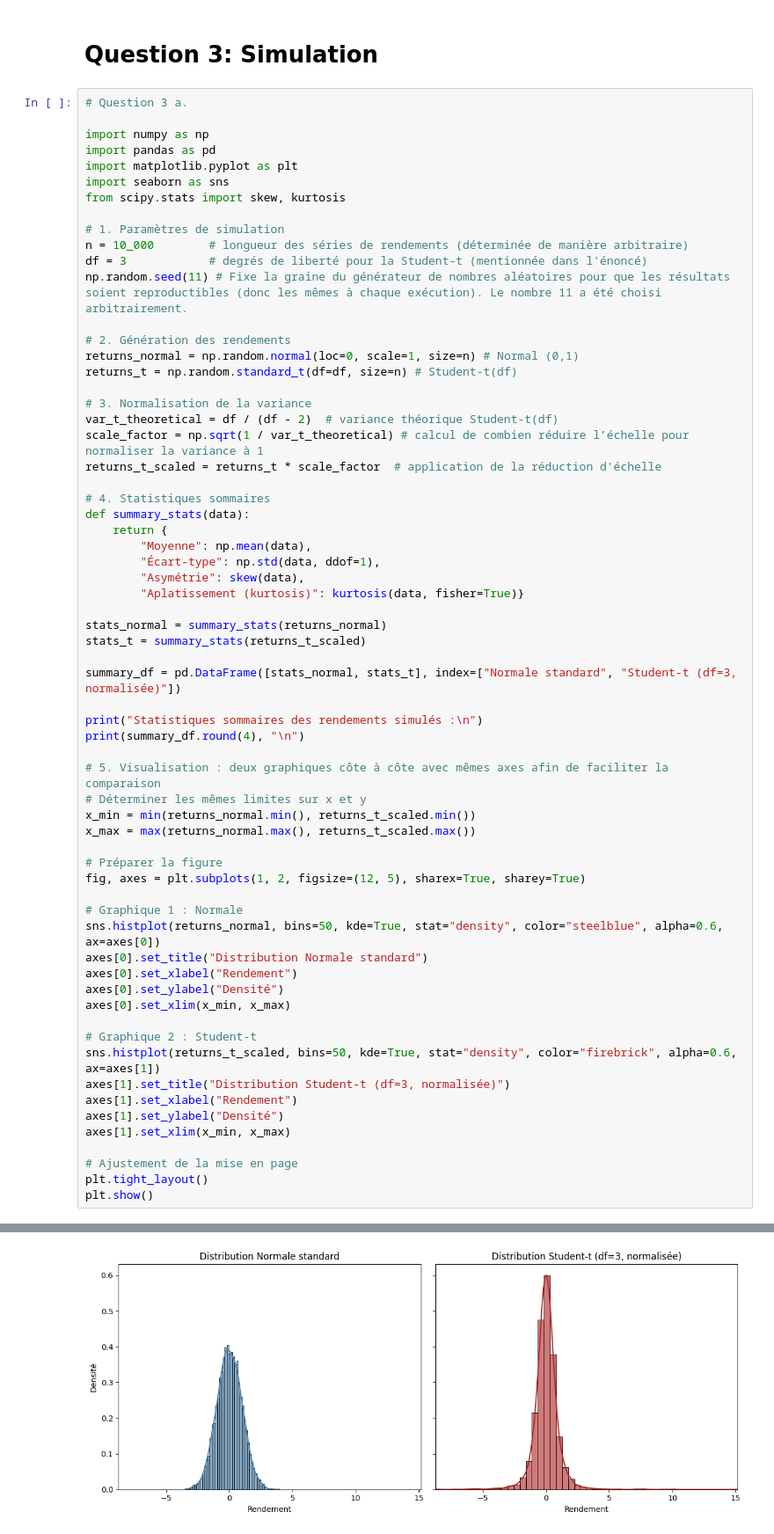
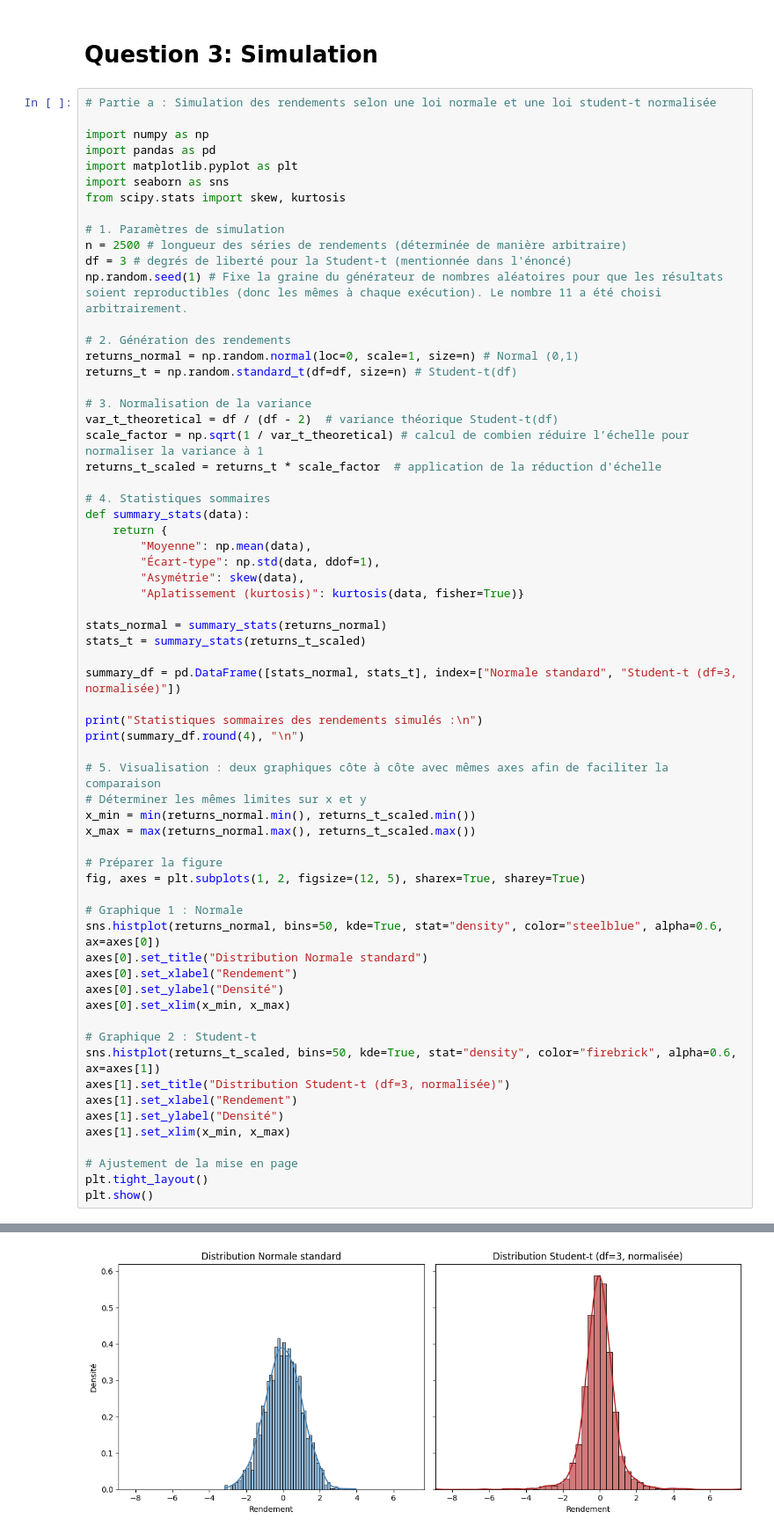
Before and after one commit to jeansimon18/Devoir-1-conom-trie, a Jupyter notebook: Probleme 3.ipynb, the cells around one changed output, grey strips where cells are left out. Shown at 88% size. Cells and saved outputs as stored; diff of their text form.

```diff
--- a/Probleme 3.ipynb
+++ b/Probleme 3.ipynb
@@ -1,7 +1,7 @@
 # %% [markdown]
 # Question 3: Simulation
 # %%
-# Question 3 a.
+# Partie a : Simulation des rendements selon une loi normale et une loi student-t normalisée
 
 import numpy as np
 import pandas as pd
@@ -10,9 +10,9 @@ import seaborn as sns
 from scipy.stats import skew, kurtosis
 
 # 1. Paramètres de simulation
-n = 10_000        # longueur des séries de rendements (déterminée de manière arbitraire)
-df = 3            # degrés de liberté pour la Student-t (mentionnée dans l'énoncé)
-np.random.seed(11) # Fixe la graine du générateur de nombres aléatoires pour que les résultats soient reproductibles (donc les mêmes à chaque exécution). Le nombre 11 a été choisi arbitrairement.
+n = 2500 # longueur des séries de rendements (déterminée de manière arbitraire)
+df = 3 # degrés de liberté pour la Student-t (mentionnée dans l'énoncé)
+np.random.seed(1) # Fixe la graine du générateur de nombres aléatoires pour que les résultats soient reproductibles (donc les mêmes à chaque exécution). Le nombre 11 a été choisi arbitrairement.
 
 # 2. Génération des rendements
 returns_normal = np.random.normal(loc=0, scale=1, size=n) # Normal (0,1)
@@ -77 +77 @@ Student-t (df=3, normalisée)                   18.2832
-[figure, old version]
+[figure, new version]
```
Also changed, not shown: parts of 3 cells of this notebook.
